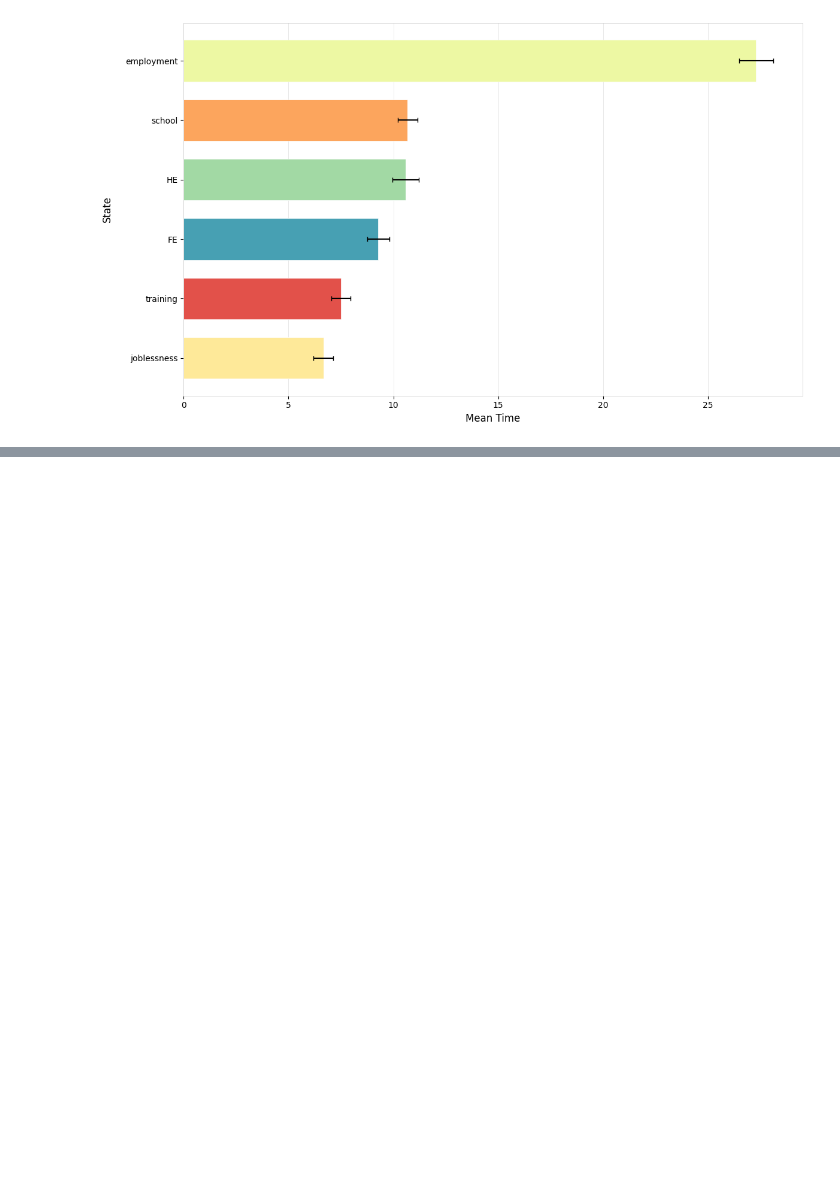
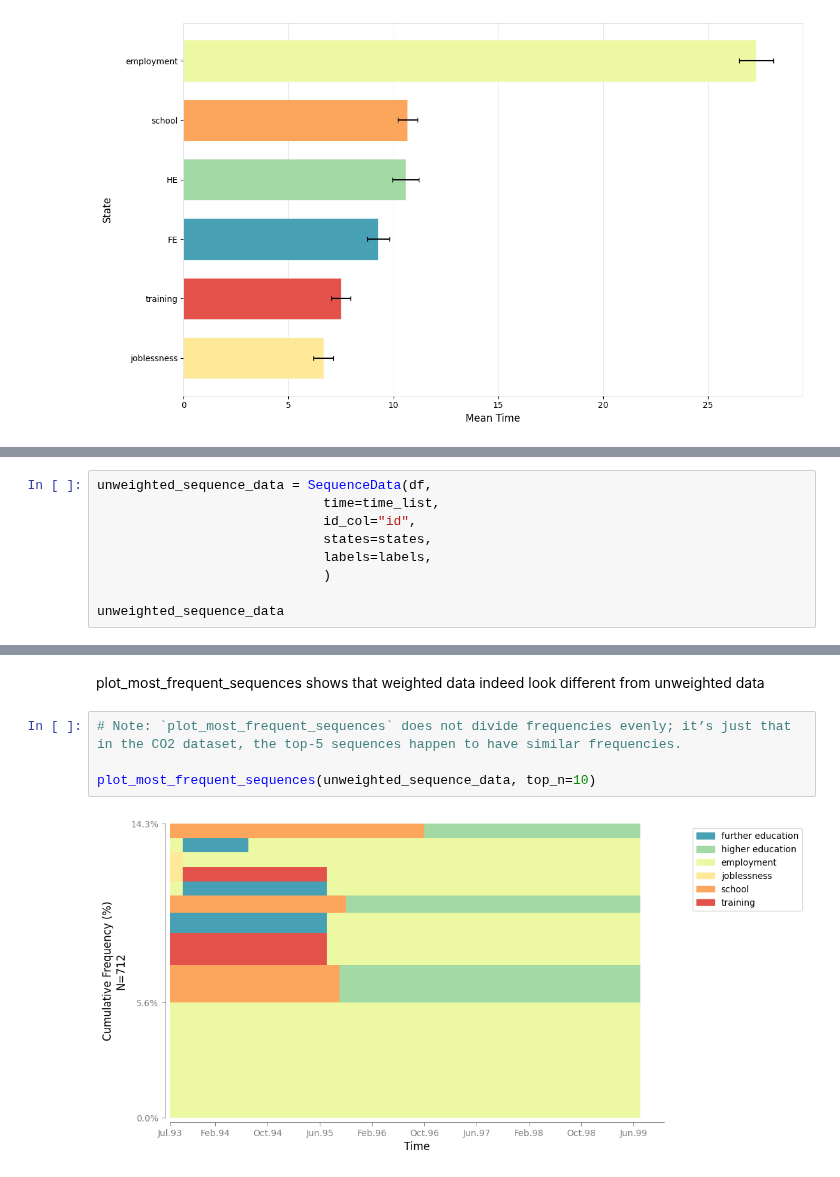
Before and after one commit to sdaza/Sequenzo, a Jupyter notebook: Tutorials/weighted_data/mvad.ipynb, the cells around one changed output, grey strips where cells are left out. Saved outputs shown, nothing was run; the diff lists cells and outputs as text; blank space fills up the shorter version.

```diff
--- a/Tutorials/weighted_data/mvad.ipynb
+++ b/Tutorials/weighted_data/mvad.ipynb
@@ -163,0 +167,9 @@ plot_mean_time(sequence_data)
+# %%
+unweighted_sequence_data = SequenceData(df,
+                             time=time_list,
+                             id_col="id",
+                             states=states,
+                             labels=labels,
+                             )
+
+unweighted_sequence_data
@@ -163,0 +193,8 @@ plot_mean_time(sequence_data)
+# %% [markdown]
+plot_most_frequent_sequences shows that weighted data indeed look different from unweighted data
+# %%
+# Note: `plot_most_frequent_sequences` does not divide frequencies evenly; it’s just that in the CO2 dataset, the top-5 sequences happen to have similar frequencies.
+
+plot_most_frequent_sequences(unweighted_sequence_data, top_n=10)
+# %% [output]
+[figure, added]
```
Also changed, not shown: parts of 4 cells of this notebook, 1 other file.
